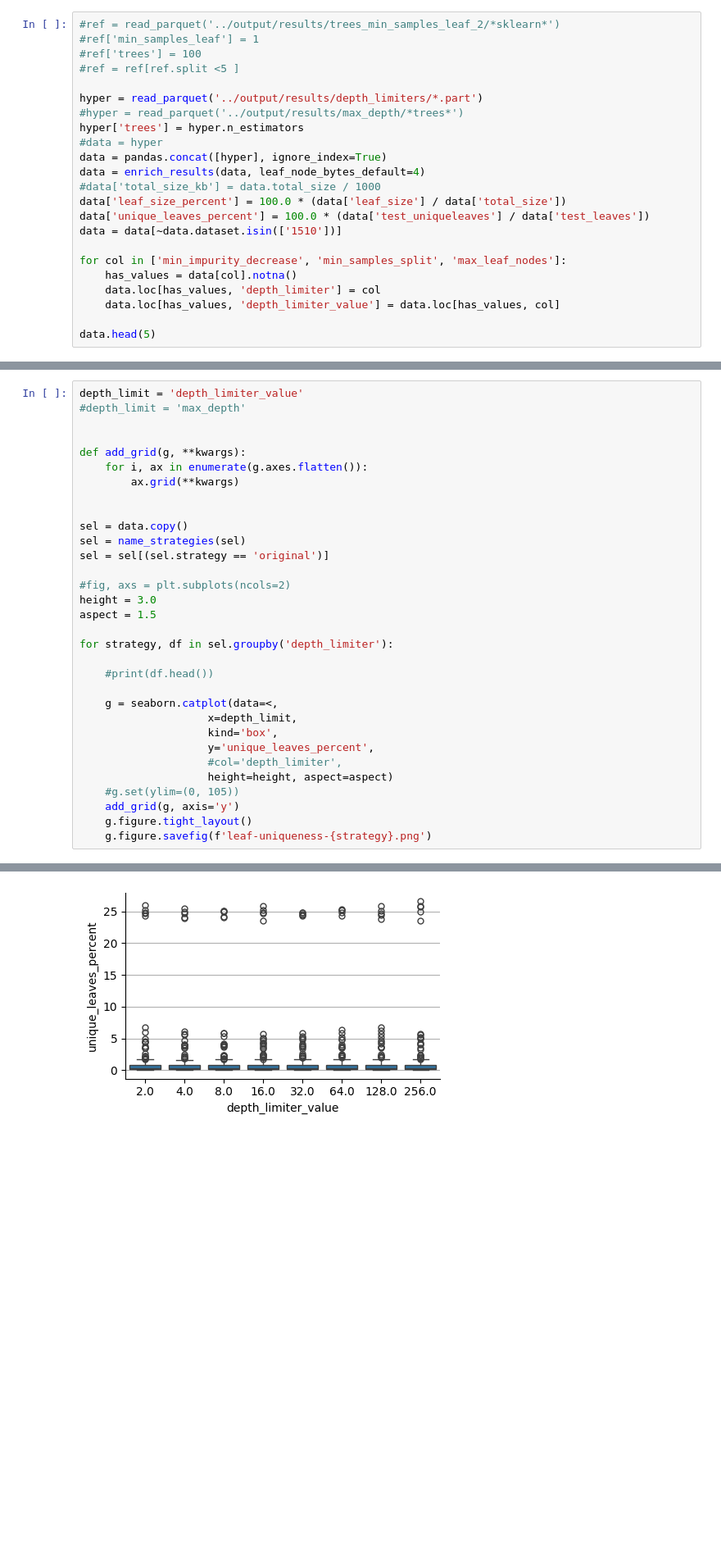
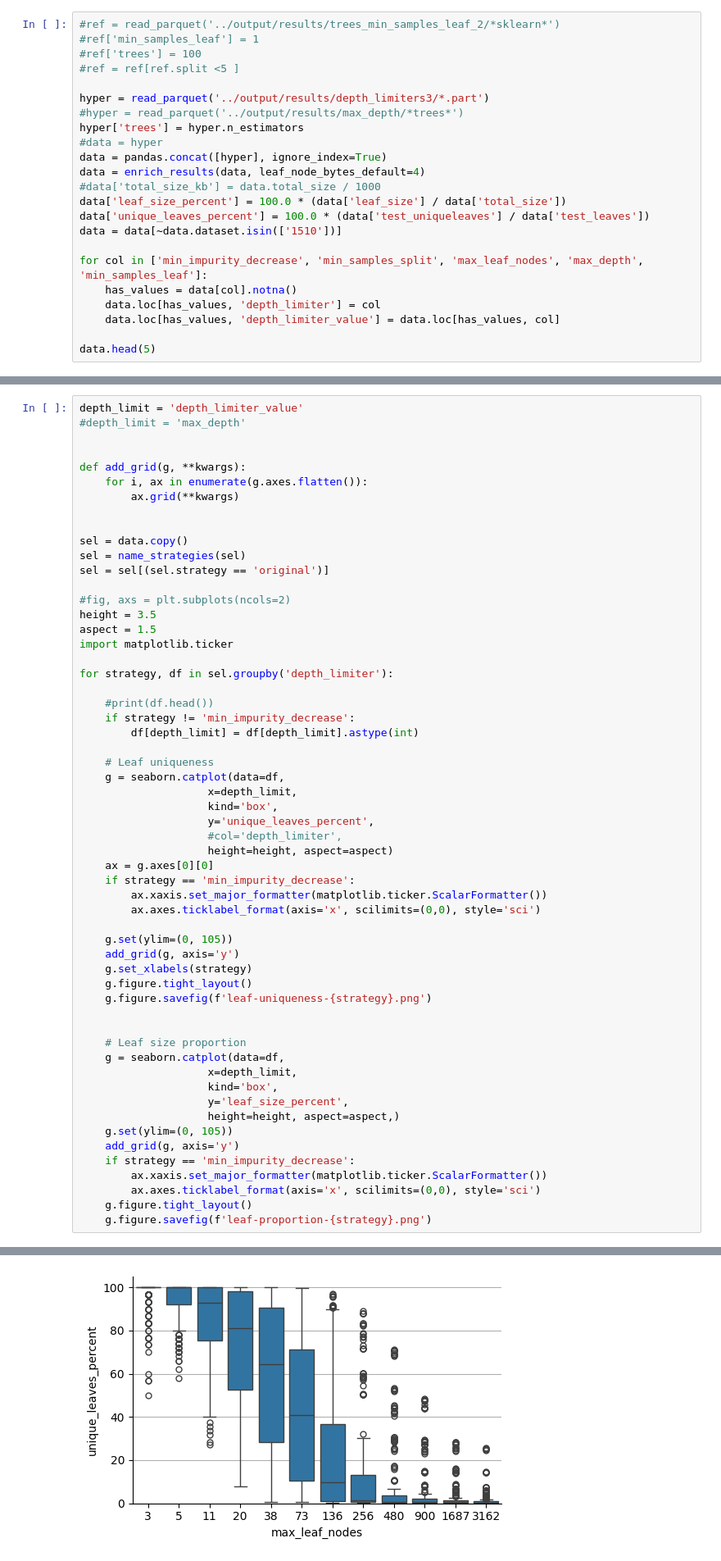
Before and after one commit to jonnor/leaf-clustering, a Jupyter notebook: notebooks/DepthLimiters.ipynb, the cells around one changed output, grey strips where cells are left out. Shown: that part at 82% size. Drawn from its saved outputs; the diff is of its cells as text; blank space fills up the shorter version.

Commit message:
Add figures for all depth limiters

```diff
--- a/notebooks/DepthLimiters.ipynb
+++ b/notebooks/DepthLimiters.ipynb
@@ -29,7 +29,7 @@ def read_parquet(pattern, **kwargs):
 #ref['trees'] = 100
 #ref = ref[ref.split <5 ]
 
-hyper = read_parquet('../output/results/depth_limiters/*.part')
+hyper = read_parquet('../output/results/depth_limiters3/*.part')
 #hyper = read_parquet('../output/results/max_depth/*trees*')
 hyper['trees'] = hyper.n_estimators
 #data = hyper
@@ -40,7 +40,7 @@ data['leaf_size_percent'] = 100.0 * (data['leaf_size'] / data['total_size'])
 data['unique_leaves_percent'] = 100.0 * (data['test_uniqueleaves'] / data['test_leaves'])
 data = data[~data.dataset.isin(['1510'])]
 
-for col in ['min_impurity_decrease', 'min_samples_split', 'max_leaf_nodes']:
+for col in ['min_impurity_decrease', 'min_samples_split', 'max_leaf_nodes', 'max_depth', 'min_samples_leaf']:
     has_values = data[col].notna()
     data.loc[has_values, 'depth_limiter'] = col
     data.loc[has_values, 'depth_limiter_value'] = data.loc[has_values, col]
@@ -102,21 +80,46 @@ sel = name_strategies(sel)
 sel = sel[(sel.strategy == 'original')]
 
 #fig, axs = plt.subplots(ncols=2)
-height = 3.0
+height = 3.5
 aspect = 1.5
+import matplotlib.ticker
 
 for strategy, df in sel.groupby('depth_limiter'):
 
     #print(df.head())
+    if strategy != 'min_impurity_decrease':
+        df[depth_limit] = df[depth_limit].astype(int)
 
-    g = seaborn.catplot(data=<,
+    # Leaf uniqueness
+    g = seaborn.catplot(data=df,
                     x=depth_limit,
                     kind='box',
                     y='unique_leaves_percent',
                     #col='depth_limiter',
                     height=height, aspect=aspect)
-    #g.set(ylim=(0, 105))
+    ax = g.axes[0][0]
+    if strategy == 'min_impurity_decrease':
+        ax.xaxis.set_major_formatter(matplotlib.ticker.ScalarFormatter())
+        ax.axes.ticklabel_format(axis='x', scilimits=(0,0), style='sci')
+
+    g.set(ylim=(0, 105))
     add_grid(g, axis='y')
+    g.set_xlabels(strategy)
     g.figure.tight_layout()
     g.figure.savefig(f'leaf-uniqueness-{strategy}.png')
+
+
+    # Leaf size proportion
+    g = seaborn.catplot(data=df,
+                    x=depth_limit,
+                    kind='box',
+                    y='leaf_size_percent',
+                    height=height, aspect=aspect,)
+    g.set(ylim=(0, 105))
+    add_grid(g, axis='y')
+    if strategy == 'min_impurity_decrease':
+        ax.xaxis.set_major_formatter(matplotlib.ticker.ScalarFormatter())
+        ax.axes.ticklabel_format(axis='x', scilimits=(0,0), style='sci')
+    g.figure.tight_layout()
+    g.figure.savefig(f'leaf-proportion-{strategy}.png')
 # %% [output]
@@ -125 +128 @@ for strategy, df in sel.groupby('depth_limiter'):
-[figure, old version]
+[figure, new version]
```
Also changed, not shown: parts of 9 cells of this notebook, 13 other files.
